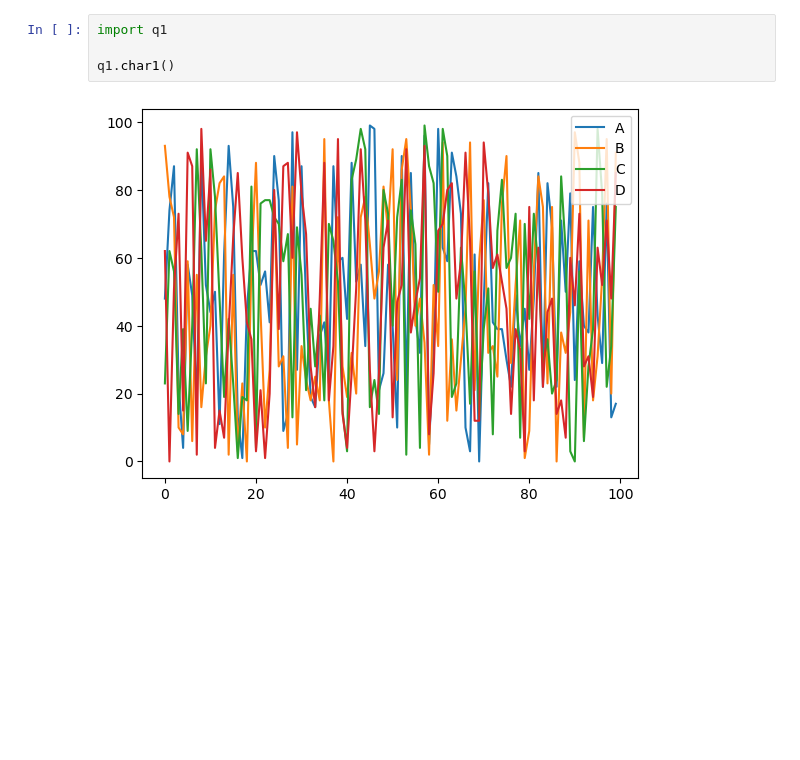
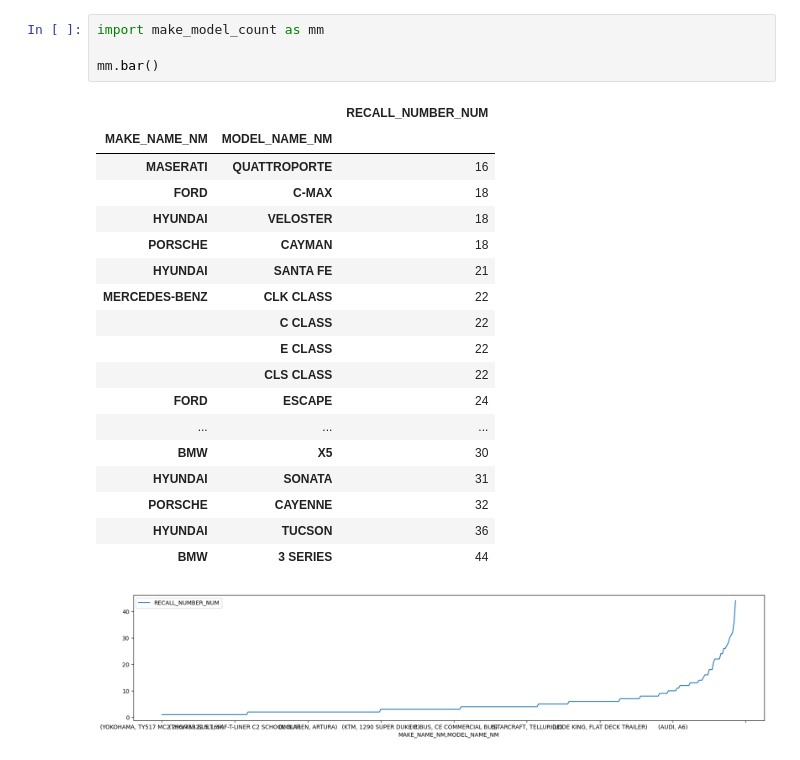
Before and after one commit to benisde/Group1_Project_Name, a Jupyter notebook: main.ipynb, the cells around one changed output. Saved outputs shown, nothing was run; the diff lists cells and outputs as text; blank space fills up the shorter version.

Commit message:
line chart for the max 20 records

```diff
--- a/main.ipynb
+++ b/main.ipynb
@@ -1,6 +1,24 @@
-# %%
-import q1
-
-q1.char1()
-# %% [output]
-[figure, removed]
+# %%
+import make_model_count as mm
+
+mm.bar()
+# %% [output]
+|  |  | RECALL_NUMBER_NUM |
+| MAKE_NAME_NM | MODEL_NAME_NM |  |
+| MASERATI | QUATTROPORTE | 16 |
+| FORD | C-MAX | 18 |
+| HYUNDAI | VELOSTER | 18 |
+| PORSCHE | CAYMAN | 18 |
+| HYUNDAI | SANTA FE | 21 |
+| MERCEDES-BENZ | CLK CLASS | 22 |
+|  | C CLASS | 22 |
+|  | E CLASS | 22 |
+|  | CLS CLASS | 22 |
+| FORD | ESCAPE | 24 |
+| ... | ... | ... |
+| BMW | X5 | 30 |
+| HYUNDAI | SONATA | 31 |
+| PORSCHE | CAYENNE | 32 |
+| HYUNDAI | TUCSON | 36 |
+| BMW | 3 SERIES | 44 |
+[figure, added]
```
Also changed, not shown: 4 other files.
